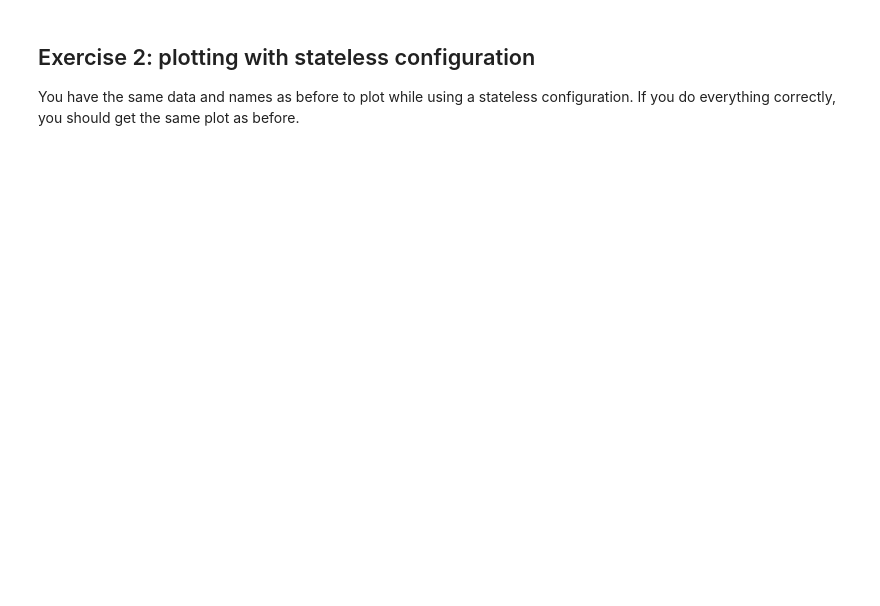
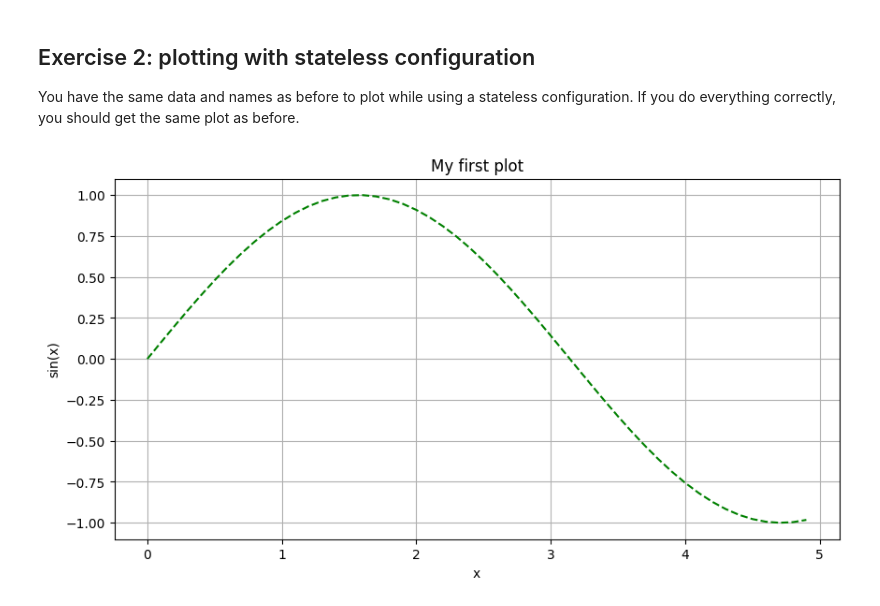
Before and after one commit to eferollo/ML4N, a Jupyter notebook: Python/Exercises/4.1 Matplotlib Figures and Axes.ipynb, the cells around one changed output. Drawn from its saved outputs; the diff is of its cells as text; code cells hidden in the pictures; blank space fills up the shorter version.

```diff
--- a/Python/Exercises/4.1 Matplotlib Figures and Axes.ipynb
+++ b/Python/Exercises/4.1 Matplotlib Figures and Axes.ipynb
@@ -24,3 +36,13 @@ You also need to set
 
 You have the same data and names as before to plot while using a stateless configuration.
 If you do everything correctly, you should get the same plot as before.
+# %%
+fig,ax = plt.subplots(1,1, figsize=(10,5))
+ax.set_title('My first plot')
+ax.set_ylabel('sin(x)')
+ax.set_xlabel('x')
+ax.grid()
+ax.plot(x,y, c='green', linestyle='--')
+plt.show()
+# %% [output]
+[figure, added]
```
Also changed, not shown: parts of 2 cells of this notebook, 2 other files.
